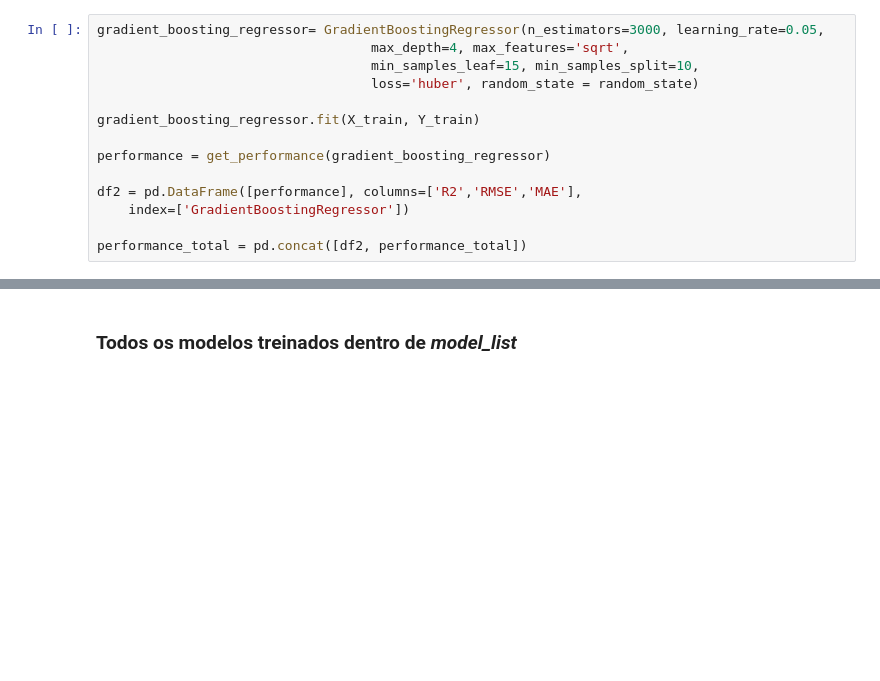
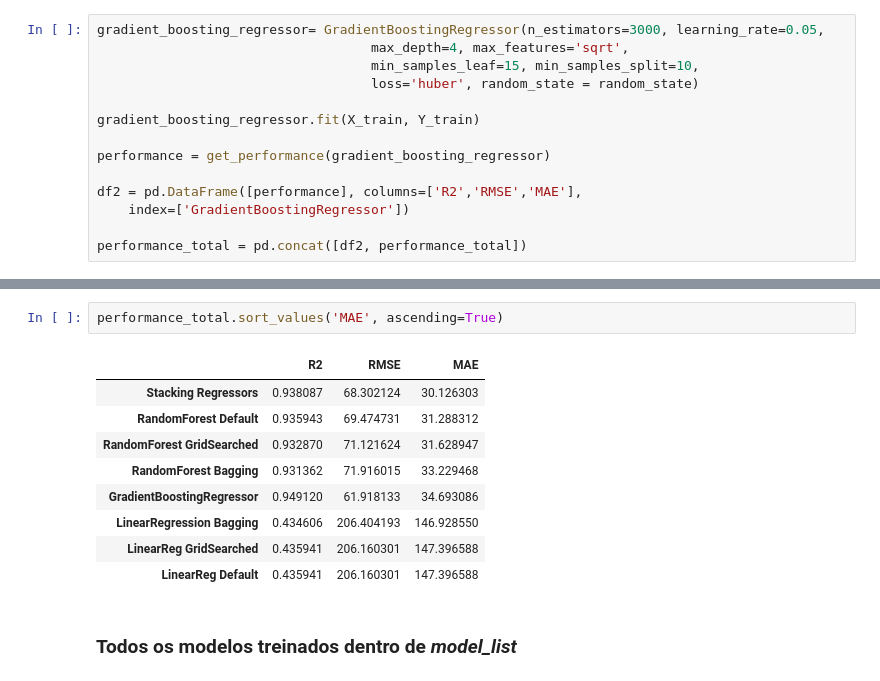
Before and after one commit to medeirosvictor/ds-mobilidade-urbana-fortaleza, a Jupyter notebook: Simples-SemSerieTemporal.ipynb, the cells around one changed output, grey strips where cells are left out. Drawn from its saved outputs; the diff is of its cells as text; blank space fills up the shorter version.

```diff
--- a/Simples-SemSerieTemporal.ipynb
+++ b/Simples-SemSerieTemporal.ipynb
@@ -402,6 +400,18 @@ performance_total.sort_values('MAE', ascending=False)
 performance_total.to_csv('./performances/performance_total_linha'+str(busline_filter)+'.csv', index=False)
 # %% [output]
 PERFORMANCE DOS MODELOS PARA A LINHA:  41
+# %%
+performance_total.sort_values('MAE', ascending=True)
+# %% [output]
+|  | R2 | RMSE | MAE |
+| Stacking Regressors | 0.938087 | 68.302124 | 30.126303 |
+| RandomForest Default | 0.935943 | 69.474731 | 31.288312 |
+| RandomForest GridSearched | 0.932870 | 71.121624 | 31.628947 |
+| RandomForest Bagging | 0.931362 | 71.916015 | 33.229468 |
+| GradientBoostingRegressor | 0.949120 | 61.918133 | 34.693086 |
+| LinearRegression Bagging | 0.434606 | 206.404193 | 146.928550 |
+| LinearReg GridSearched | 0.435941 | 206.160301 | 147.396588 |
+| LinearReg Default | 0.435941 | 206.160301 | 147.396588 |
 # %% [markdown]
 ### Todos os modelos treinados dentro de *model_list*
 # %%
```
Also changed, not shown: parts of 6 cells of this notebook, 1 other file.
